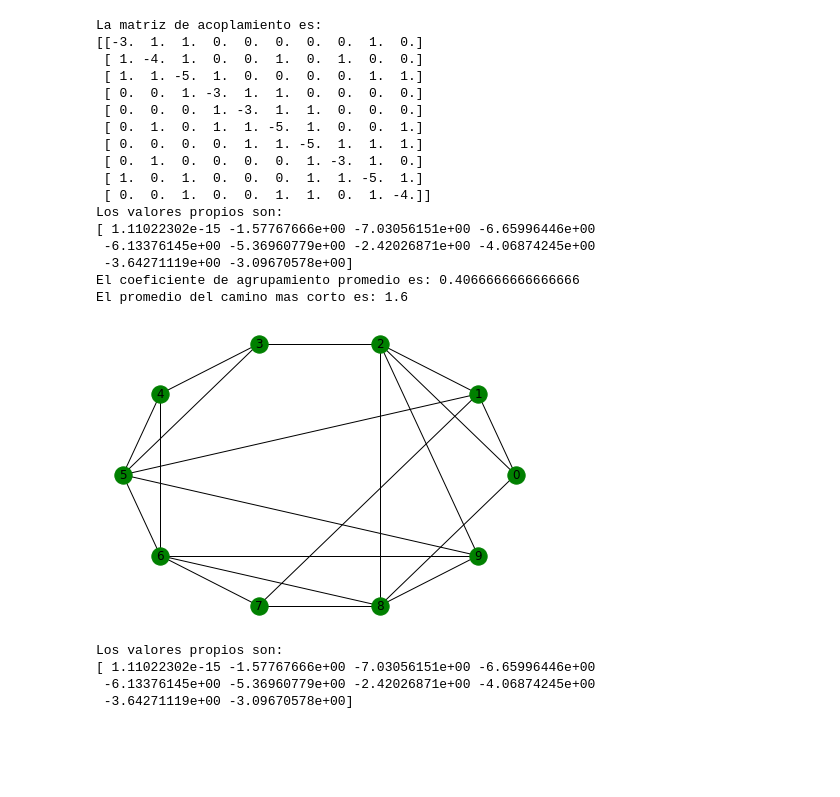
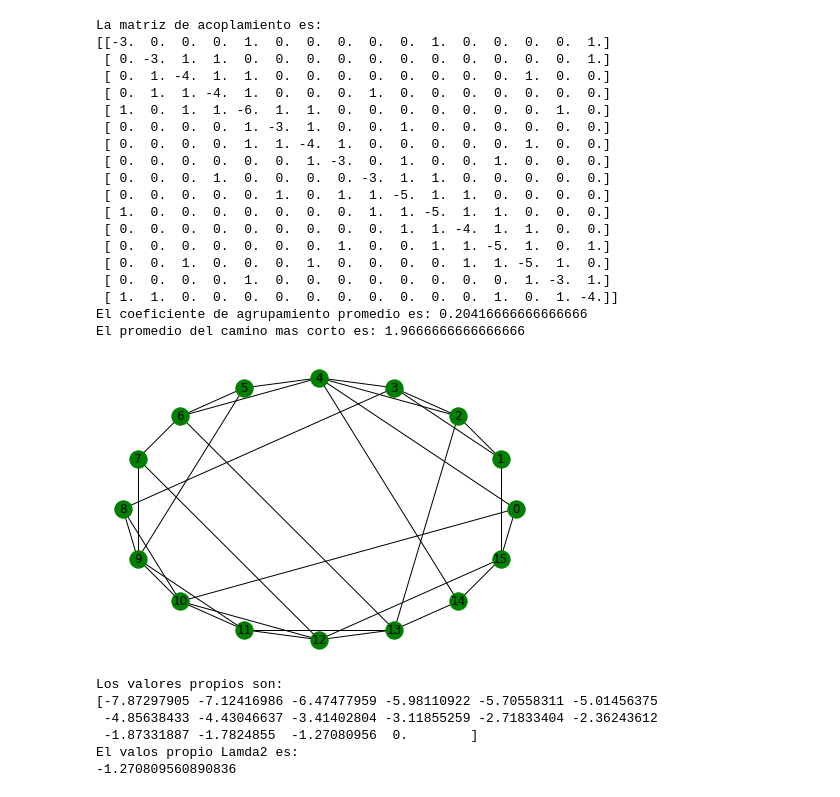
Before and after one commit to ErnestoCisnero/Probando-NetworkX-Tesis-Maestria, a Jupyter notebook: watts-strogatz.ipynb, the cells around one changed output. Drawn from its saved outputs; the diff is of its cells as text; code cells hidden in the pictures; blank space fills up the shorter version.

Commit message:
lamda2

```diff
--- a/watts-strogatz.ipynb
+++ b/watts-strogatz.ipynb
@@ -21,41 +21,48 @@ def matriz_acoplaminento(G):
                 #ma[nodo,i] = -1
     return ma
 # %%
-n, k = 10, 2
-p = 0.6
+n, k = 16, 2
+p = 0.2
 G = nx.watts_strogatz_graph(n, 2*k, p)
 nx.draw_circular(G,**opts)
 ma = matriz_acoplaminento(G)
 print("La matriz de acoplamiento es:")
 print(ma)
 print("El coeficiente de agrupamiento promedio es:",nx.average_clustering(G))
 print("El promedio del camino mas corto es:",nx.average_shortest_path_length(G))
 # %% [output]
 La matriz de acoplamiento es:
-[[-3.  1.  1.  0.  0.  0.  0.  0.  1.  0.]
- [ 1. -4.  1.  0.  0.  1.  0.  1.  0.  0.]
- [ 1.  1. -5.  1.  0.  0.  0.  0.  1.  1.]
- [ 0.  0.  1. -3.  1.  1.  0.  0.  0.  0.]
- [ 0.  0.  0.  1. -3.  1.  1.  0.  0.  0.]
- [ 0.  1.  0.  1.  1. -5.  1.  0.  0.  1.]
- [ 0.  0.  0.  0.  1.  1. -5.  1.  1.  1.]
- [ 0.  1.  0.  0.  0.  0.  1. -3.  1.  0.]
- [ 1.  0.  1.  0.  0.  0.  1.  1. -5.  1.]
- [ 0.  0.  1.  0.  0.  1.  1.  0.  1. -4.]]
-Los valores propios son:
-[ 1.11022302e-15 -1.57767666e+00 -7.03056151e+00 -6.65996446e+00
- -6.13376145e+00 -5.36960779e+00 -2.42026871e+00 -4.06874245e+00
- -3.64271119e+00 -3.09670578e+00]
-El coeficiente de agrupamiento promedio es: 0.4066666666666666
-El promedio del camino mas corto es: 1.6
+[[-3.  0.  0.  0.  1.  0.  0.  0.  0.  0.  1.  0.  0.  0.  0.  1.]
+ [ 0. -3.  1.  1.  0.  0.  0.  0.  0.  0.  0.  0.  0.  0.  0.  1.]
+ [ 0.  1. -4.  1.  1.  0.  0.  0.  0.  0.  0.  0.  0.  1.  0.  0.]
+ [ 0.  1.  1. -4.  1.  0.  0.  0.  1.  0.  0.  0.  0.  0.  0.  0.]
+ [ 1.  0.  1.  1. -6.  1.  1.  0.  0.  0.  0.  0.  0.  0.  1.  0.]
+ [ 0.  0.  0.  0.  1. -3.  1.  0.  0.  1.  0.  0.  0.  0.  0.  0.]
+ [ 0.  0.  0.  0.  1.  1. -4.  1.  0.  0.  0.  0.  0.  1.  0.  0.]
+ [ 0.  0.  0.  0.  0.  0.  1. -3.  0.  1.  0.  0.  1.  0.  0.  0.]
+ [ 0.  0.  0.  1.  0.  0.  0.  0. -3.  1.  1.  0.  0.  0.  0.  0.]
+ [ 0.  0.  0.  0.  0.  1.  0.  1.  1. -5.  1.  1.  0.  0.  0.  0.]
+ [ 1.  0.  0.  0.  0.  0.  0.  0.  1.  1. -5.  1.  1.  0.  0.  0.]
+ [ 0.  0.  0.  0.  0.  0.  0.  0.  0.  1.  1. -4.  1.  1.  0.  0.]
+ [ 0.  0.  0.  0.  0.  0.  0.  1.  0.  0.  1.  1. -5.  1.  0.  1.]
+ [ 0.  0.  1.  0.  0.  0.  1.  0.  0.  0.  0.  1.  1. -5.  1.  0.]
+ [ 0.  0.  0.  0.  1.  0.  0.  0.  0.  0.  0.  0.  0.  1. -3.  1.]
+ [ 1.  1.  0.  0.  0.  0.  0.  0.  0.  0.  0.  0.  1.  0.  1. -4.]]
+El coeficiente de agrupamiento promedio es: 0.20416666666666666
+El promedio del camino mas corto es: 1.9666666666666666
-[figure, old version]
+[figure, new version]
 # %%
 #Calculo de los valores propios de la matriz de acoplamiento
 vp = np.linalg.eigvals(ma)
+vp.sort()
 print("Los valores propios son:")
 print(vp)
+print("El valos propio Lamda2 es:")
+print(vp[n-2])
 # %% [output]
 Los valores propios son:
-[ 1.11022302e-15 -1.57767666e+00 -7.03056151e+00 -6.65996446e+00
- -6.13376145e+00 -5.36960779e+00 -2.42026871e+00 -4.06874245e+00
- -3.64271119e+00 -3.09670578e+00]
+[-7.87297905 -7.12416986 -6.47477959 -5.98110922 -5.70558311 -5.01456375
+ -4.85638433 -4.43046637 -3.41402804 -3.11855259 -2.71833404 -2.36243612
+ -1.87331887 -1.7824855  -1.27080956  0.        ]
+El valos propio Lamda2 es:
+-1.270809560890836
```
Also changed, not shown: 2 other files.
